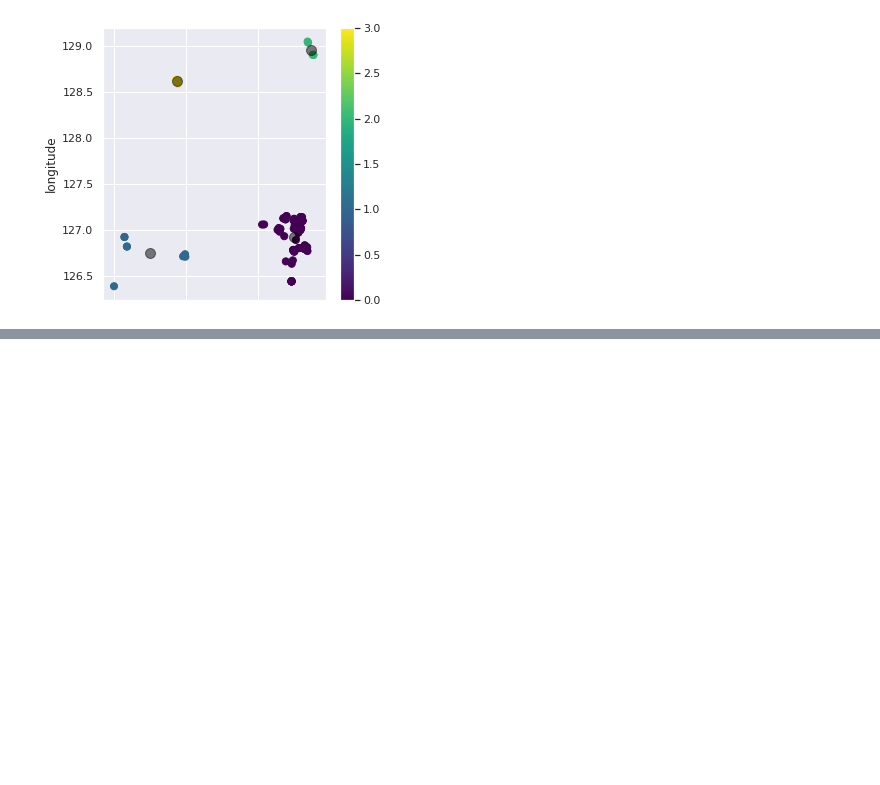
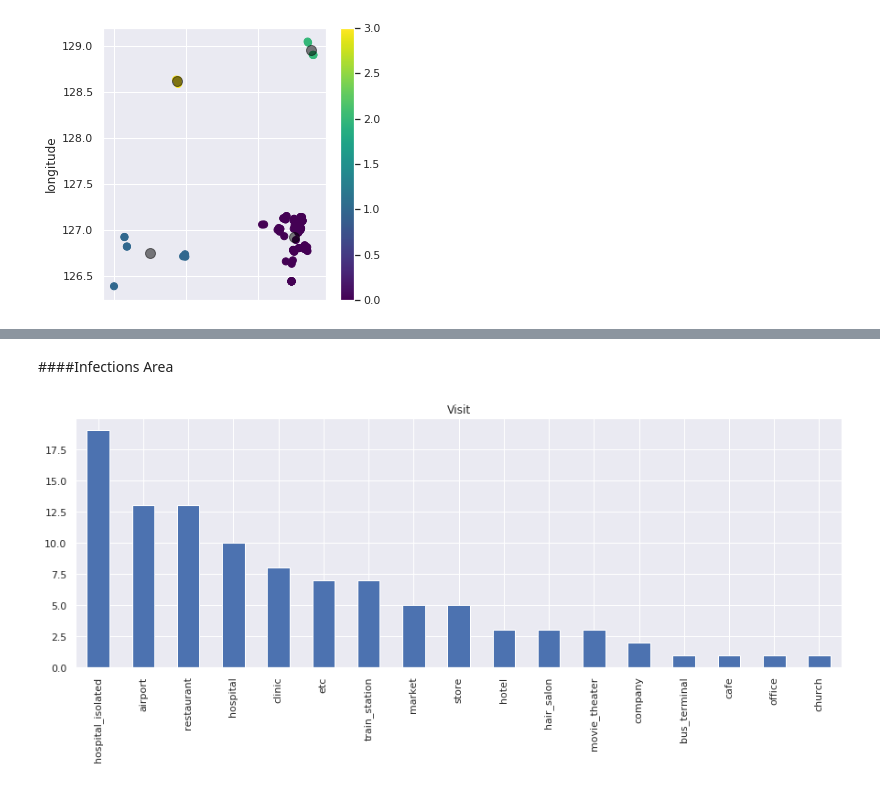
Before and after one commit to Shaheer-Imam/Corona-Virus-Analysis, a Jupyter notebook: Corona_Virus_Analysis.ipynb, the cells around one changed output, grey strips where cells are left out. Drawn from its saved outputs; the diff is of its cells as text; code cells hidden in the pictures; blank space fills up the shorter version.

```diff
--- a/Corona_Virus_Analysis.ipynb
+++ b/Corona_Virus_Analysis.ipynb
@@ -400,0 +415,8 @@ southkorea_map
+# %% [markdown]
+####Infections Area
+# %%
+plt.figure(figsize=(15,5))
+plt.title('Visit')
+df_route.visit.value_counts().plot.bar();
+# %% [output]
+[figure, added]
```
Also changed, not shown: parts of 7 cells of this notebook.
